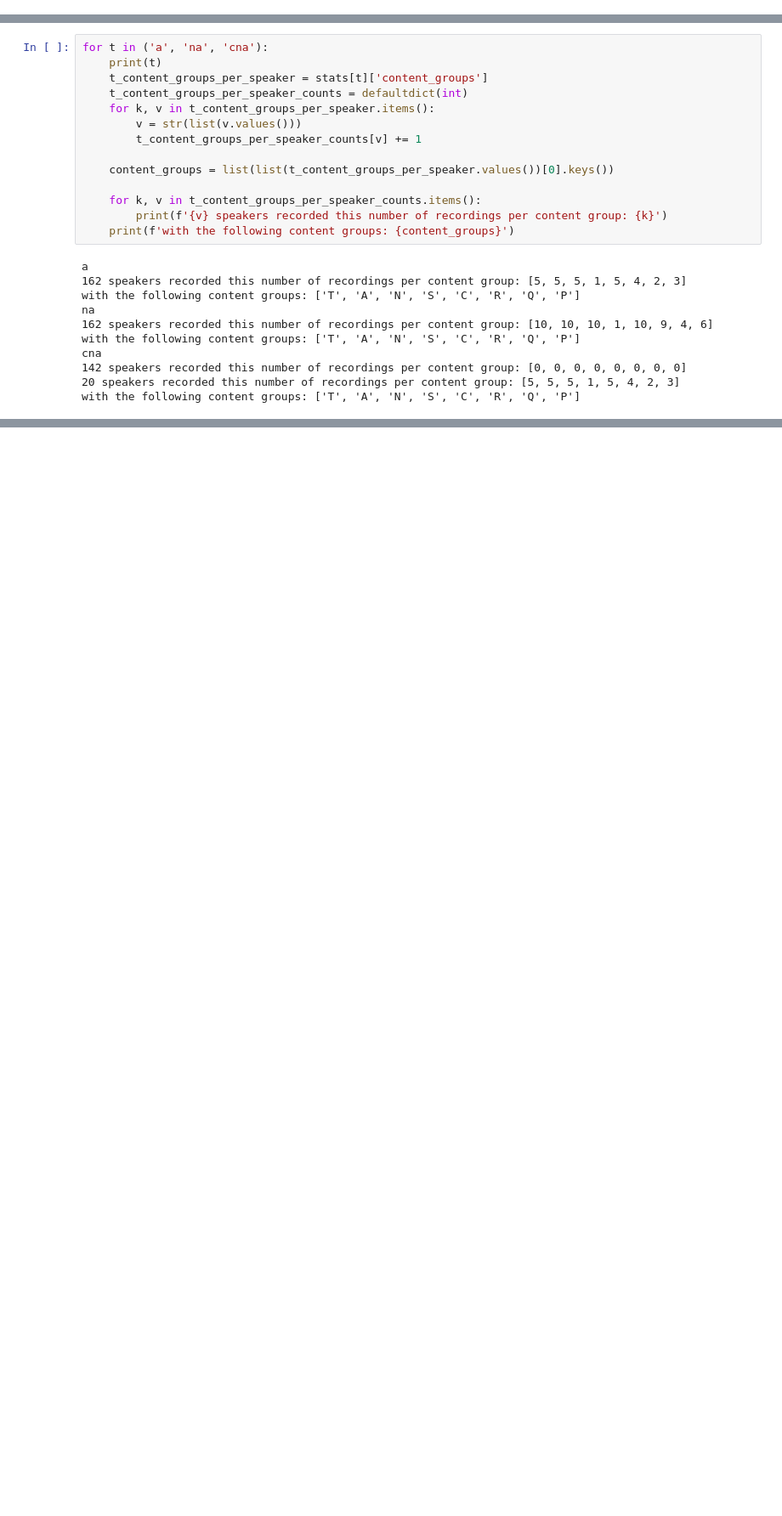
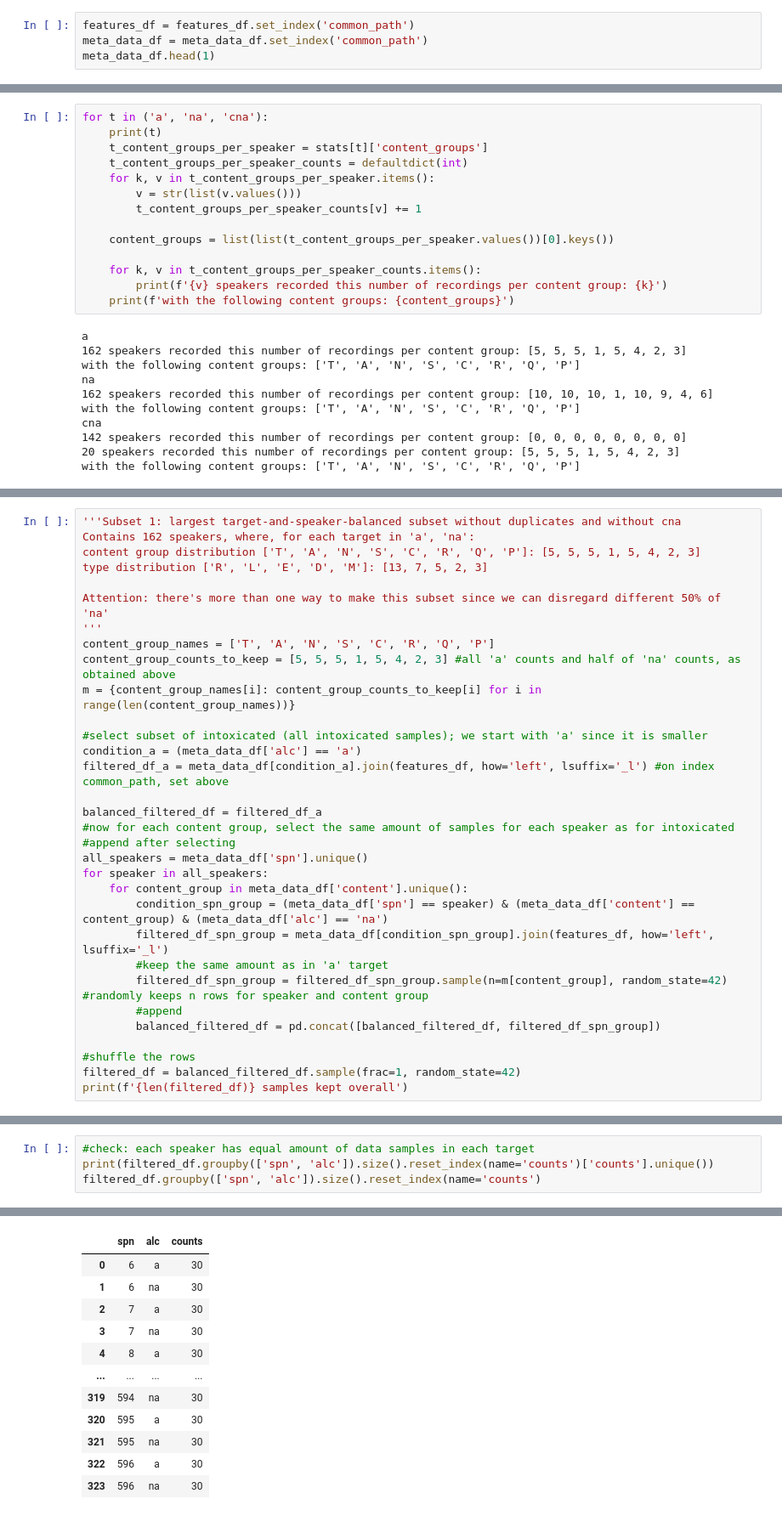
Before and after one commit to katja-kolos/intoxicat, a Jupyter notebook: preprocess/subsets_and_counts.ipynb, the cells around one changed output, grey strips where cells are left out. Shown at 85% size. Drawn from its saved outputs; the diff is of its cells as text; blank space fills up the shorter version.

Commit message:
subsets_and_counts: counts update

```diff
--- a/preprocess/subsets_and_counts.ipynb
+++ b/preprocess/subsets_and_counts.ipynb
@@ -82,0 +90,4 @@ Name: path, dtype: object
+# %%
+features_df = features_df.set_index('common_path')
+meta_data_df = meta_data_df.set_index('common_path')
+meta_data_df.head(1)
@@ -579,0 +438,32 @@ filtered_df
+# %%
+'''Subset 1: largest target-and-speaker-balanced subset without duplicates and without cna
+Contains 162 speakers, where, for each target in 'a', 'na':
+content group distribution ['T', 'A', 'N', 'S', 'C', 'R', 'Q', 'P']: [5, 5, 5, 1, 5, 4, 2, 3]
+type distribution ['R', 'L', 'E', 'D', 'M']: [13, 7, 5, 2, 3]
+
+Attention: there's more than one way to make this subset since we can disregard different 50% of 'na'
+'''
+content_group_names = ['T', 'A', 'N', 'S', 'C', 'R', 'Q', 'P']
+content_group_counts_to_keep = [5, 5, 5, 1, 5, 4, 2, 3] #all 'a' counts and half of 'na' counts, as obtained above
+m = {content_group_names[i]: content_group_counts_to_keep[i] for i in range(len(content_group_names))}
+
+#select subset of intoxicated (all intoxicated samples); we start with 'a' since it is smaller
+condition_a = (meta_data_df['alc'] == 'a')
+filtered_df_a = meta_data_df[condition_a].join(features_df, how='left', lsuffix='_l') #on index common_path, set above
+
+balanced_filtered_df = filtered_df_a
+#now for each content group, select the same amount of samples for each speaker as for intoxicated
+#append after selecting
+all_speakers = meta_data_df['spn'].unique()
+for speaker in all_speakers:
+    for content_group in meta_data_df['content'].unique():
+        condition_spn_group = (meta_data_df['spn'] == speaker) & (meta_data_df['content'] == content_group) & (meta_data_df['alc'] == 'na')
+        filtered_df_spn_group = meta_data_df[condition_spn_group].join(features_df, how='left', lsuffix='_l')
+        #keep the same amount as in 'a' target
+        filtered_df_spn_group = filtered_df_spn_group.sample(n=m[content_group], random_state=42) #randomly keeps n rows for speaker and content group
+        #append
+        balanced_filtered_df = pd.concat([balanced_filtered_df, filtered_df_spn_group])
+
+#shuffle the rows
+filtered_df = balanced_filtered_df.sample(frac=1, random_state=42)
+print(f'{len(filtered_df)} samples kept overall')
@@ -579,0 +483,5 @@ filtered_df
+# %%
+#check: each speaker has equal amount of data samples in each target
+print(filtered_df.groupby(['spn', 'alc']).size().reset_index(name='counts')['counts'].unique())
+filtered_df.groupby(['spn', 'alc']).size().reset_index(name='counts')
+# %% [output]
@@ -579,0 +489,12 @@ filtered_df
+|  | spn | alc | counts |
+| 0 | 6 | a | 30 |
+| 1 | 6 | na | 30 |
+| 2 | 7 | a | 30 |
+| 3 | 7 | na | 30 |
+| 4 | 8 | a | 30 |
+| ... | ... | ... | ... |
+| 319 | 594 | na | 30 |
+| 320 | 595 | a | 30 |
+| 321 | 595 | na | 30 |
+| 322 | 596 | a | 30 |
+| 323 | 596 | na | 30 |
```
Also changed, not shown: parts of 58 cells of this notebook.
